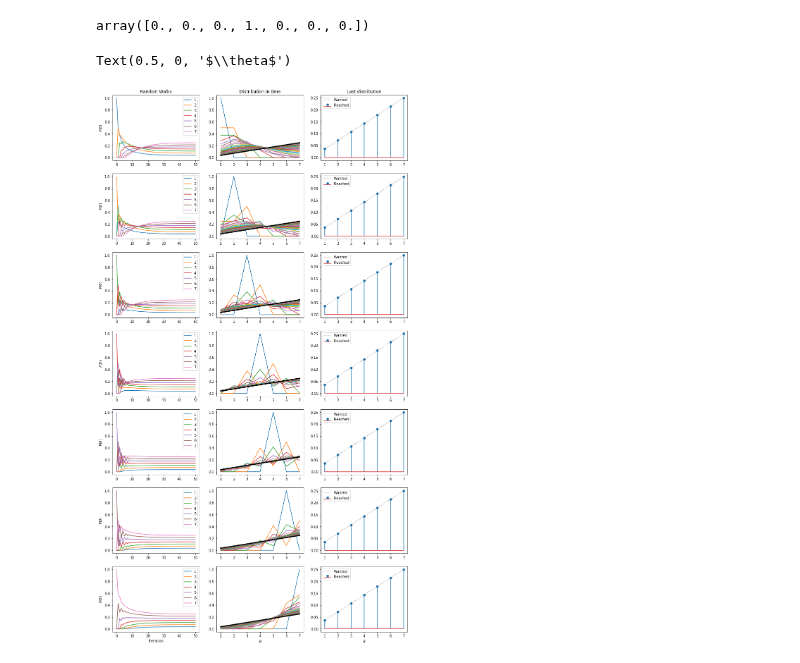
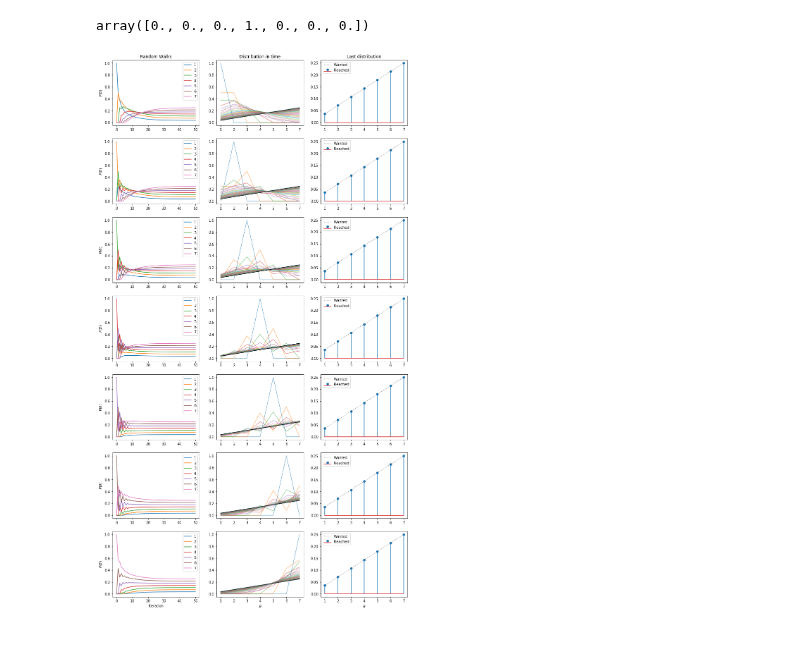
Before and after one commit to maxdevblock/covid-19-italy, a Jupyter notebook: OLD/accadere/matrix.ipynb, the cells around one changed output. Cells and saved outputs as stored; diff of their text form; code cells hidden in the pictures.

```diff
--- a/OLD/accadere/matrix.ipynb
+++ b/OLD/accadere/matrix.ipynb
@@ -60,34 +61,33 @@ for s in range(7):
             extended_walk(
                 [transform(prev_walk, islands_p, i) for i in islands]
             )
         )
     for i in islands:
         ax[s,0].plot(np.array(walk)[:,i], label=i)
         ax[s,0].legend()
         ax[s,0].set_ylabel(r"$P(\theta)$")
     for i in range(len(walk)):
-        ax[s,1].plot(islands, walk[i][1:8])
-    ax[s,1].plot(islands, walk[-1][1:8], c="k", lw=3)
+        ax[s,1].plot(islands, walk[i][1:8], alpha=.5)
+    ax[s,1].plot(islands, walk[-1][1:8], c="k", lw=1)
     ax[s,2].stem(
         islands, walk[-1][1:8], use_line_collection=True,
         label="Reached"
     )
     ax[s,2].plot(
         [1, 7],
         [walk[-1][1], walk[-1][7]],
         c="k", ls=":", alpha=.5,
         label="Wanted"
     )
     ax[s,2].legend()
 
 ax[0,0].set_title("Random Walks")
 ax[0,1].set_title("Distribution in time")
 ax[0,2].set_title("Last distribution")
 ax[-1,0].set_xlabel("Iteration")
 ax[-1,1].set_xlabel(r"$\theta$")
 ax[-1,2].set_xlabel(r"$\theta$")
 
 plt.show();
 # %% [output]
-Text(0.5, 0, '$\\theta$')
-[figure, old version]
+[figure, new version]
```
Also changed, not shown: parts of 2 cells of this notebook.
